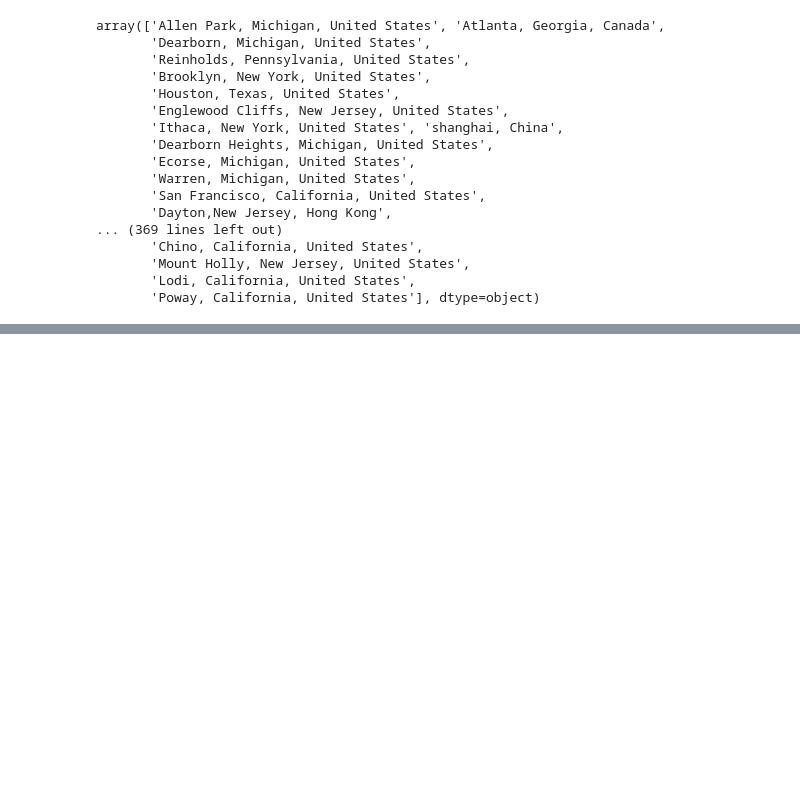
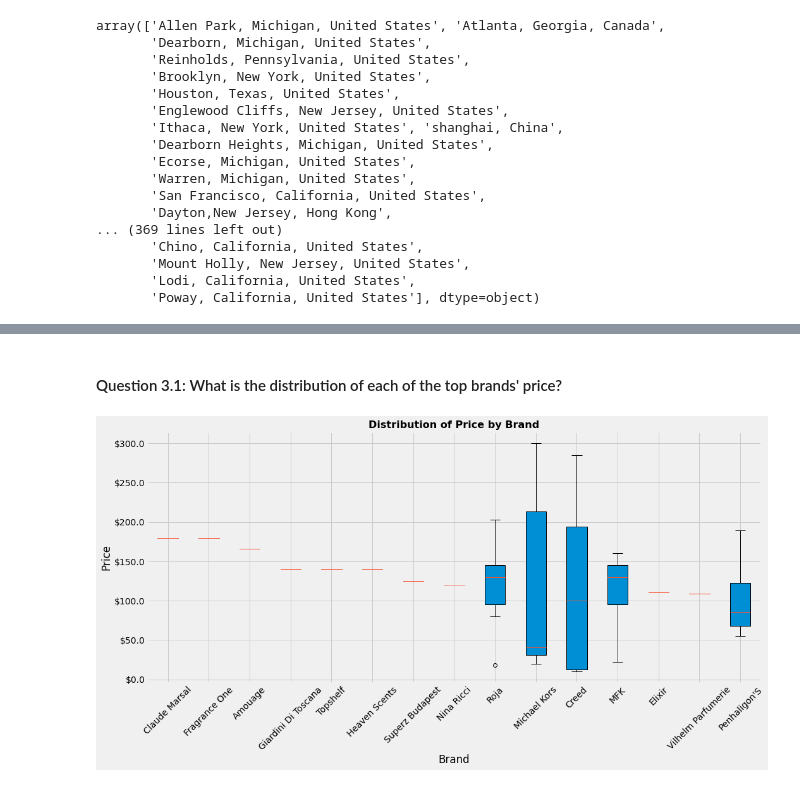
Before and after one commit to TrinityGahagen2K/ebay-perfume-analysis, a Jupyter notebook: ebay_perfume_analysis.ipynb, the cells around one changed output, grey strips where cells are left out. Cells and saved outputs as stored; diff of their text form; code cells hidden in the pictures; blank space fills up the shorter version.

```diff
--- a/ebay_perfume_analysis.ipynb
+++ b/ebay_perfume_analysis.ipynb
@@ -225,0 +533,19 @@ perfumes_clean.fillna('Unknown', inplace=True)
+# %% [markdown]
+#### Question 3.1: What is the distribution of each of the top brands' price?
+# %%
+# What's the spread of the top brands' price?
+top_brands = list(find_aggregate_columns(perfumes_clean, 'brand', 'mean', 'price').index[:15])
+fig, ax = plt.subplots(figsize=(15, 8))
+data = []
+for brand in top_brands:
+    data.append(perfumes_clean.loc[perfumes_clean['brand'].isin([brand])]['price'])
+
+ax.boxplot(x=data, labels=top_brands, vert=True, patch_artist=True)
+ax.tick_params(axis='x', rotation=45)
+ax.set_title('Distribution of Price by Brand')
+ax.set_xlabel('Brand')
+ax.set_ylabel('Price')
+ax.yaxis.set_major_formatter(FuncFormatter(lambda y, _: f'${y:}'))
+plt.tight_layout();
+# %% [output]
+[figure, added]
```
Also changed, not shown: parts of 39 cells of this notebook.
